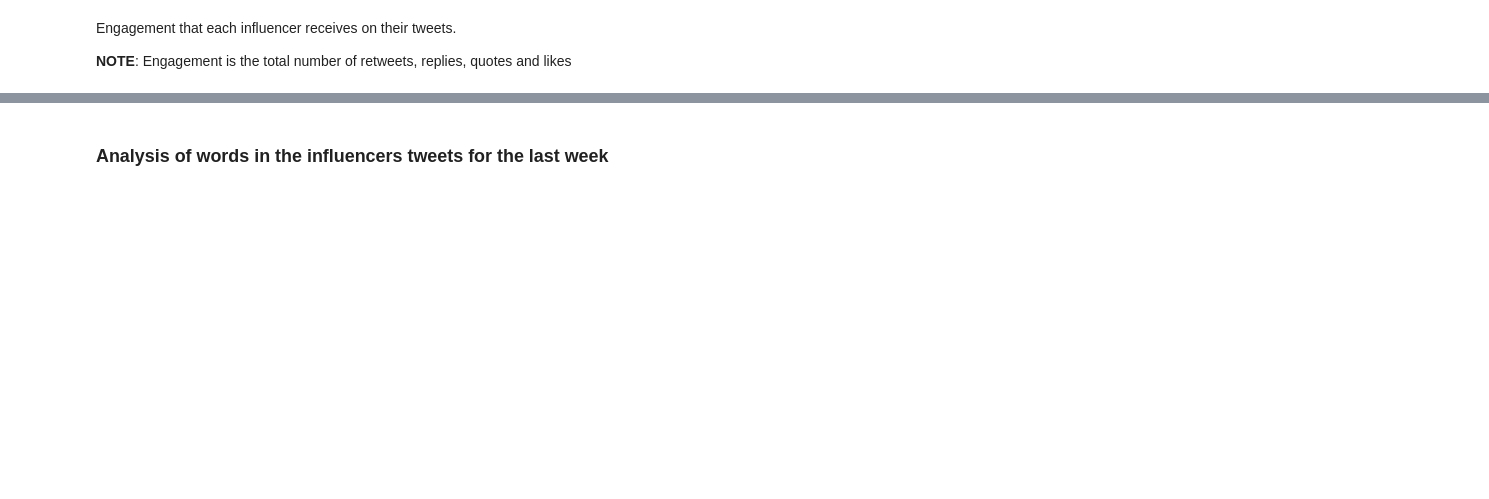
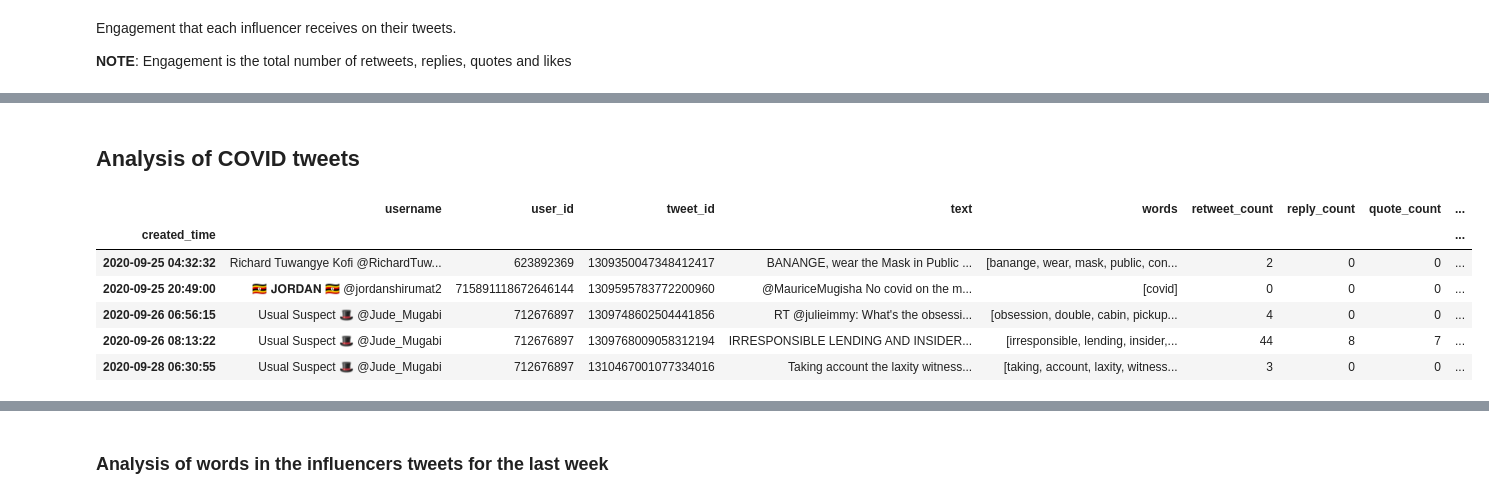
Before and after one commit to cmplx-xyttmt/covid19-uganda-twitter-data-analysis, a Jupyter notebook: data_collection/targeted_search/MOH Influencers Twitter Posts Analysis.ipynb, the cells around one changed output, grey strips where cells are left out. Saved outputs shown, nothing was run; the diff lists cells and outputs as text; code cells hidden in the pictures; blank space fills up the shorter version.

```diff
--- a/data_collection/targeted_search/MOH Influencers Twitter Posts Analysis.ipynb
+++ b/data_collection/targeted_search/MOH Influencers Twitter Posts Analysis.ipynb
@@ -190,0 +191,2 @@ plt.show()
+# %% [markdown]
+## Analysis of COVID tweets
@@ -190,0 +203,10 @@ plt.show()
+# %%
+covid_tweets.head()
+# %% [output]
+|  | username | user_id | tweet_id | text | words | retweet_count | reply_count | quote_count | ... |
+| created_time |  |  |  |  |  |  |  |  | ... |
+| 2020-09-25 04:32:32 | Richard Tuwangye Kofi @RichardTuw... | 623892369 | 1309350047348412417 | BANANGE, wear the Mask in Public ... | [banange, wear, mask, public, con... | 2 | 0 | 0 | ... |
+| 2020-09-25 20:49:00 | 🇺🇬 𝐉𝐎𝐑𝐃𝐀𝐍 🇺🇬 @jordanshirumat2 | 715891118672646144 | 1309595783772200960 | @MauriceMugisha No covid on the m... | [covid] | 0 | 0 | 0 | ... |
+| 2020-09-26 06:56:15 | Usual Suspect 🎩 @Jude_Mugabi | 712676897 | 1309748602504441856 | RT @julieimmy: What's the obsessi... | [obsession, double, cabin, pickup... | 4 | 0 | 0 | ... |
+| 2020-09-26 08:13:22 | Usual Suspect 🎩 @Jude_Mugabi | 712676897 | 1309768009058312194 | IRRESPONSIBLE LENDING AND INSIDER... | [irresponsible, lending, insider,... | 44 | 8 | 7 | ... |
+| 2020-09-28 06:30:55 | Usual Suspect 🎩 @Jude_Mugabi | 712676897 | 1310467001077334016 | Taking account the laxity witness... | [taking, account, laxity, witness... | 3 | 0 | 0 | ... |
```
Also changed, not shown: parts of 15 cells of this notebook.
